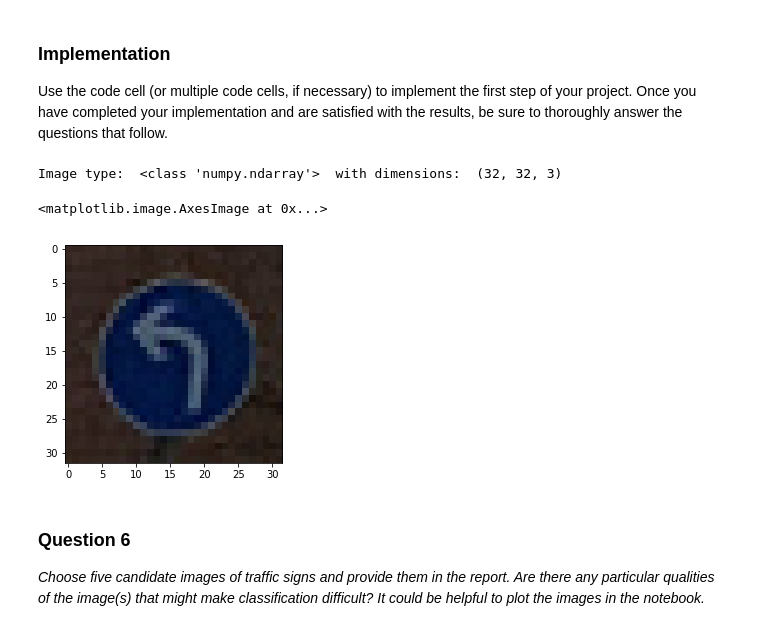
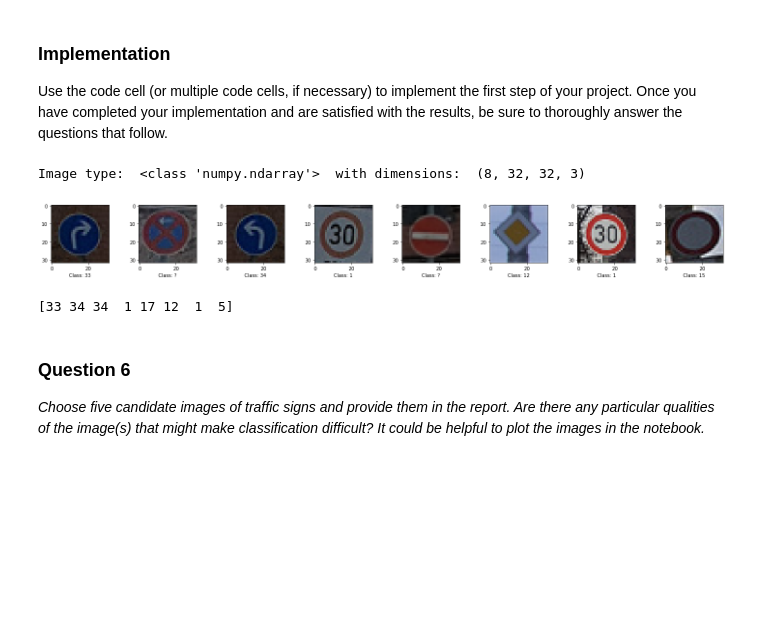
Before and after one commit to whathelll/CarND-Traffic-Sign-Classifier-Project, a Jupyter notebook: Traffic_Sign_Classifier.ipynb, the cells around one changed output. Saved outputs shown, nothing was run; the diff lists cells and outputs as text; code cells hidden in the pictures; blank space fills up the shorter version.

```diff
--- a/Traffic_Sign_Classifier.ipynb
+++ b/Traffic_Sign_Classifier.ipynb
@@ -379,9 +391,9 @@ one_hot_y = tf.one_hot(y, 43)
 
 Create a training pipeline that uses the model to classify MNIST data.
 # %%
-rate = 0.0005
+rate = 0.001
 
-logits = VGGLike(x)
+logits = LeNetModified(x)
 cross_entropy = tf.nn.softmax_cross_entropy_with_logits(logits, one_hot_y)
 loss_operation = tf.reduce_mean(cross_entropy)
 optimizer = tf.train.AdamOptimizer(learning_rate = rate)
@@ -431,10 +443,10 @@ with tf.Session() as sess:
         validation_accuracy = evaluate(X_validation, y_validation)
         print("EPOCH {}: Validation Accuracy = {:.3f}".format(i+1, validation_accuracy))
 
-#     saver.save(sess, './lenet')
+    saver.save(sess, './lenet')
     print("Model saved")
 
-tf.reset_default_graph()
+# tf.reset_default_graph()
 # %% [output]
 Training...
 
@@ -602,17 +638,36 @@ Use the code cell (or multiple code cells, if necessary) to implement the first
 # %%
 ### Load the images and plot them here.
 ### Feel free to use as many code cells as needed.
+import numpy as np
+import os
 import matplotlib.pyplot as plt
 import matplotlib.image as mpimg
+import scipy.misc as misc
 %matplotlib inline
 
+images = np.asarray([mpimg.imread('./TrafficSignsRuDe/Germany/' + name) for name in os.listdir('./TrafficSignsRuDe/Germany/')])
 
-image = mpimg.imread('./TrafficSignsRuDe/Germany/1.jpg');
+#resize if not the right size
+for index, img in enumerate(images):
+    if img.shape[0] != 32 or img.shape[1] != 32:
+        images[index] = misc.imresize(img, (32,32))
 
-print("Image type: ", type(image), " with dimensions: ", image.shape)
+# for img in images:
+#     print(img.shape)
 
-plt.imshow(image)
+images = np.stack(images)
+
+print("Image type: ", type(images), " with dimensions: ", images.shape)
+
+image_label = [33, '?', 34, 1, '?', 12, 1, 15]
+fig = plt.figure(figsize=(32,32))
+fig.subplots_adjust(hspace=.5)
+for i, img in enumerate(images):
+    ax = plt.subplot(10, 10, i+1)
+    plt.imshow(img)
+    plt.xlabel("Class: {}".format(image_label[i]))
+
+plt.show()
 # %% [output]
-Image type:  <class 'numpy.ndarray'>  with dimensions:  (32, 32, 3)
+Image type:  <class 'numpy.ndarray'>  with dimensions:  (8, 32, 32, 3)
-<matplotlib.image.AxesImage at 0x...>
-[figure, old version]
+[figure, new version]
@@ -619,3 +680,14 @@ Image type:  <class 'numpy.ndarray'>  with dimensions:  (32, 32, 3)
+# %%
+# [33, ?, 34, 1, ?, 12, 1, 15]
+test_prediction = tf.argmax(logits, 1)
+
+with tf.Session() as sess:
+    saver.restore(sess, tf.train.latest_checkpoint('.'))
+#     sess.run(tf.global_variables_initializer())
+    prediction = sess.run(test_prediction, feed_dict={x: images});
+    print(prediction)
+# %% [output]
+[33 34 34  1 17 12  1  5]
 # %% [markdown]
 ### Question 6
 
```
Also changed, not shown: parts of 6 cells of this notebook.
